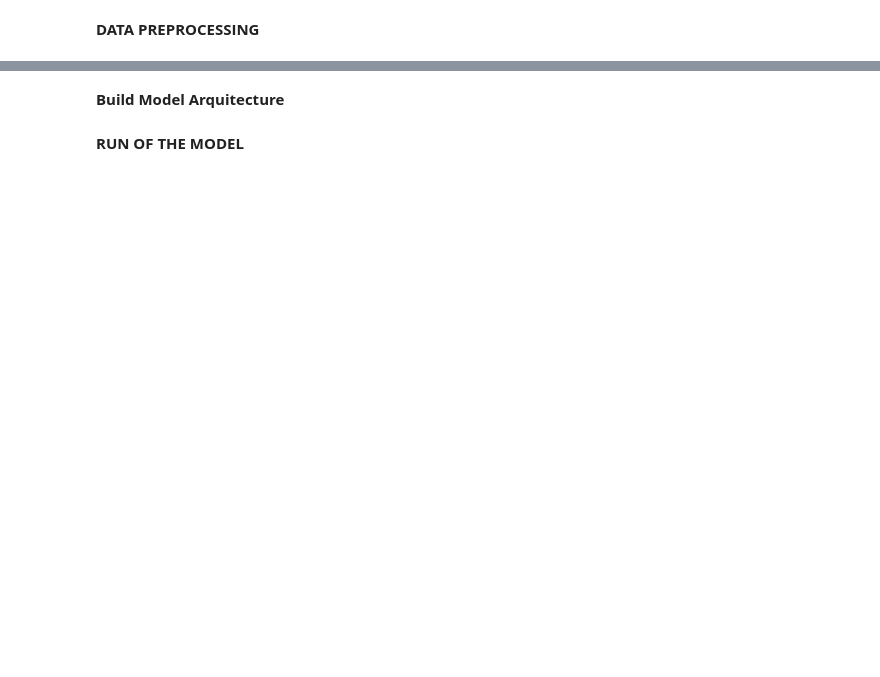
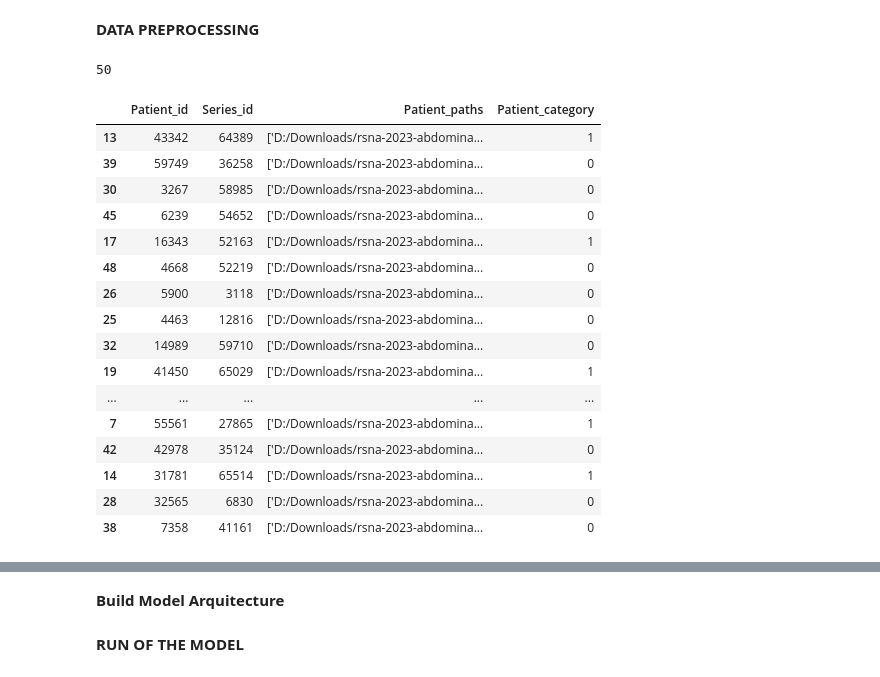
Before and after one commit to PedroAMtz/RSNA_Abdominal_Trauma, a Jupyter notebook: experiments/LSTM_Model/Unet-lstm-2d-model.ipynb, the cells around one changed output, grey strips where cells are left out. Saved outputs shown, nothing was run; the diff lists cells and outputs as text; code cells hidden in the pictures; blank space fills up the shorter version.

```diff
--- a/experiments/LSTM_Model/Unet-lstm-2d-model.ipynb
+++ b/experiments/LSTM_Model/Unet-lstm-2d-model.ipynb
@@ -206 +42,49 @@ buffer = []
+# %%
+def string_to_list(string_repr):
+    return eval(string_repr)
+
+connection = sqlite3.connect("C:/Users/Daniel/Desktop/RSNA_Abdominal_Trauma/local_database/training_data.db")
+    # ATTENTION ABOUT THE TABLE FROM THE DB YOU CONNECT!!
+sql = pd.read_sql_query("SELECT * FROM base_data", connection)
+data = pd.DataFrame(sql, columns =["Patient_id", "Series_id", "Patient_paths", "Patient_category"])
+data['Patient_paths'] = data['Patient_paths'].apply(string_to_list)
+
+data_positive = data[data["Patient_category"] == 1].sample(frac=1, random_state=42)
+data_positive = data_positive.reset_index(drop=True)
+data_positive = data_positive.drop_duplicates(subset=['Patient_id'], keep='first')
+data_positive = data_positive.sample(n=25, random_state=50)
+
+data_negative = data[data["Patient_category"] == 0].sample(frac=1, random_state=42)
+data_negative = data_negative.reset_index(drop=True)
+data_negative.drop_duplicates(subset=['Patient_id'], keep='first')
+data_negative = data_negative.sample(n=25, random_state=50)
+
+merged_data = pd.concat([data_positive, data_negative], ignore_index=True).sample(frac=1, random_state=42)
+merged_data["Patient_paths"] = merged_data["Patient_paths"].astype(str)
+#merged_data.drop('Patient_paths', axis=1, inplace=True)
+
+
+merged_data.to_sql(name="balanced_data", con=connection, if_exists="replace", index=False)
+# %% [output]
+50
+# %%
+merged_data
+# %% [output]
+|  | Patient_id | Series_id | Patient_paths | Patient_category |
+| 13 | 43342 | 64389 | ['D:/Downloads/rsna-2023-abdomina... | 1 |
+| 39 | 59749 | 36258 | ['D:/Downloads/rsna-2023-abdomina... | 0 |
+| 30 | 3267 | 58985 | ['D:/Downloads/rsna-2023-abdomina... | 0 |
+| 45 | 6239 | 54652 | ['D:/Downloads/rsna-2023-abdomina... | 0 |
+| 17 | 16343 | 52163 | ['D:/Downloads/rsna-2023-abdomina... | 1 |
+| 48 | 4668 | 52219 | ['D:/Downloads/rsna-2023-abdomina... | 0 |
+| 26 | 5900 | 3118 | ['D:/Downloads/rsna-2023-abdomina... | 0 |
+| 25 | 4463 | 12816 | ['D:/Downloads/rsna-2023-abdomina... | 0 |
+| 32 | 14989 | 59710 | ['D:/Downloads/rsna-2023-abdomina... | 0 |
+| 19 | 41450 | 65029 | ['D:/Downloads/rsna-2023-abdomina... | 1 |
+| ... | ... | ... | ... | ... |
+| 7 | 55561 | 27865 | ['D:/Downloads/rsna-2023-abdomina... | 1 |
+| 42 | 42978 | 35124 | ['D:/Downloads/rsna-2023-abdomina... | 0 |
+| 14 | 31781 | 65514 | ['D:/Downloads/rsna-2023-abdomina... | 1 |
+| 28 | 32565 | 6830 | ['D:/Downloads/rsna-2023-abdomina... | 0 |
+| 38 | 7358 | 41161 | ['D:/Downloads/rsna-2023-abdomina... | 0 |
 # %%
```
Also changed, not shown: parts of 26 cells of this notebook.
